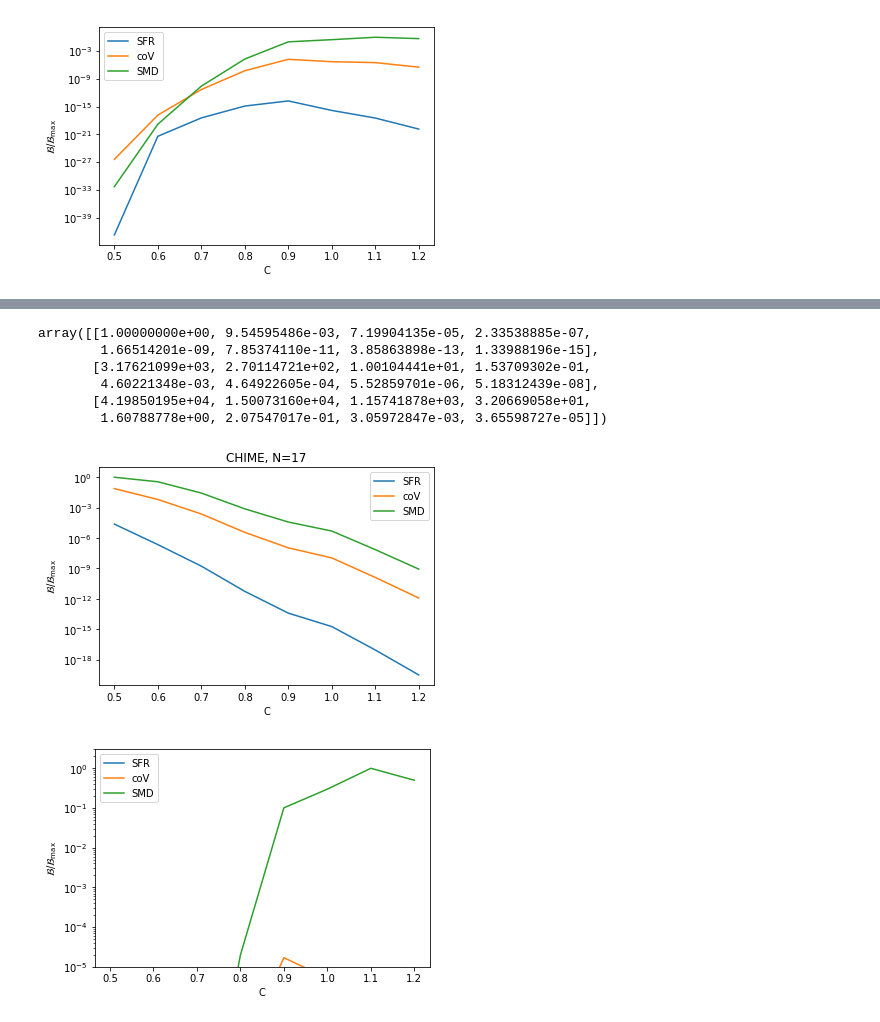
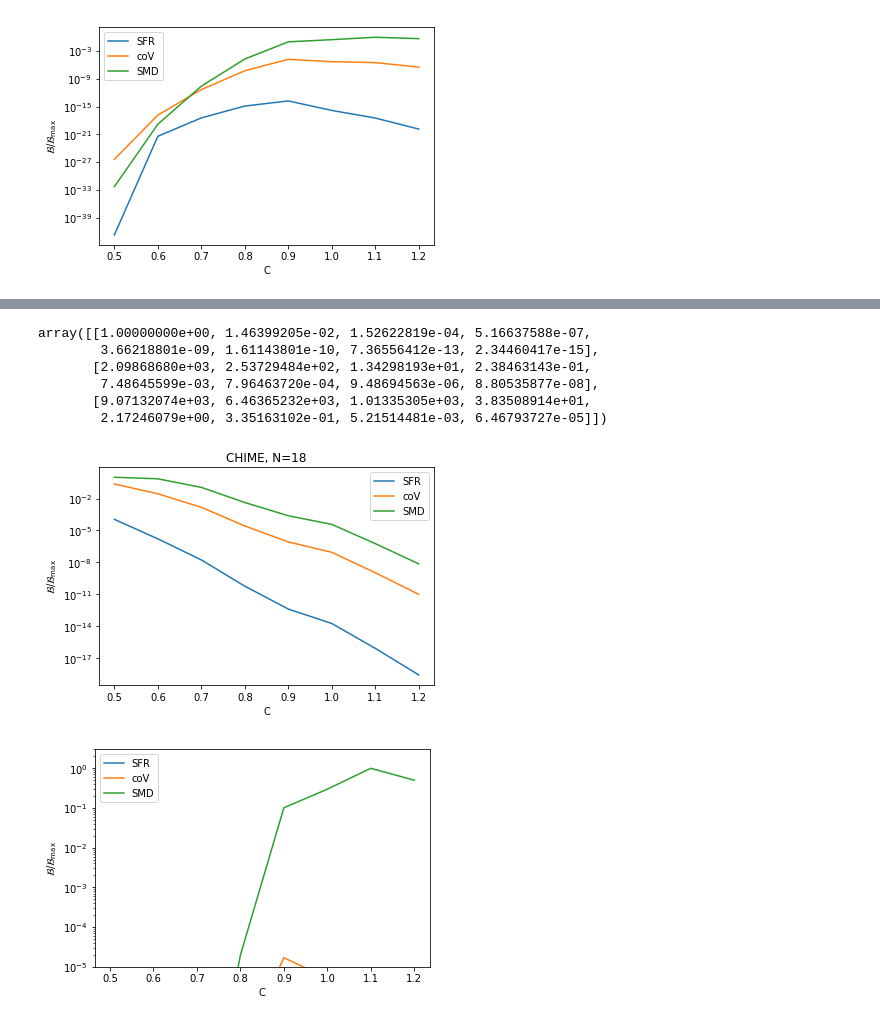
Before and after one commit to FRBs/PreFRBLE, a Jupyter notebook: notebooks/PreFRBLE_BaryonContentInference.ipynb, the cells around one changed output, grey strips where cells are left out. Cells and saved outputs as stored; diff of their text form; code cells hidden in the pictures.

Commit message:
redo joint analysis of population and WHIM

```diff
--- a/notebooks/PreFRBLE_BaryonContentInference.ipynb
+++ b/notebooks/PreFRBLE_BaryonContentInference.ipynb
@@ -425,7 +425,7 @@ BayesBaryonContent( scenario )
 joint investigation of IGM baryon content and redshift population of FRBs.
 Using prediction of $P(z|{\rm telescope},{\rm population})$ and $P({\rm DM}|z,C)$, we arrive at prediction of observed DM by integration, $P({\rm DM}|C,{\rm telescope},{\rm population}) = \int P(z|{\rm telescope},{\rm population}) ~ P({\rm DM}|z,C) ~{\rm d}z$ and quantify how well that fits to $P(DM|{\rm observed})$.
 # %%
-def LikelihoodDM( scenario={}, telescope='Parkes', population='SMD', FRBs=None, DMs=None, plot=False ):
+def LikelihoodDM( scenario={}, telescope='Parkes', population='SMD', FRBs=None, DMs=None, plot=False, plot_FRBs=False, ax=None, label=None ):
     """
     returns likelihood of values of DM observed by telescope for the case of scenario and population
 
@@ -458,11 +458,13 @@ def LikelihoodDM( scenario={}, telescope='Parkes', population='SMD', FRBs=None,
         DMs = FRBs['DM']-FRBs['DM_gal']
 
     if plot:
-        fig, ax = plt.subplots()
+        if ax is None:
+            fig, ax = plt.subplots()
         ax.set_title( ("%s with %s" % (population, telescope)) )
-        PlotLikelihood( P=P_DM, x=DM, measure='DM', ax=ax )
-        y_DMs = 0.75-0.5*np.random.rand(len(DMs))
-        ax.plot( DMs, y_DMs, marker='x', linestyle=' ' )
+        PlotLikelihood( P=P_DM, x=DM, measure='DM', ax=ax, label=label )
+        if plot_FRBs:
+            y_DMs = 0.75-0.5*np.random.rand(len(DMs))
+            ax.plot( DMs, y_DMs, marker='x', linestyle=' ' )
 
     ## compute likelihood of observation
     likelihoods = Likelihoods( measurements=DMs, P=P_DM, x=DM )
@@ -586,15 +606,17 @@ scenario
 # %%
-DMs = [330, 1300, 421, 193, 521, 63, 374, 379, 150, 102, 262, 370, 158, 508, 608, 346, 257, 340]
+## these are extragalactic DMs observed for the CHIME repeaters (and first is Spitler Burst.)
+
+DMs = [330, 1300, 421, 193, 521, 63, 374, 379, 508, 102, 346, 262, 370, 158, 150, 608, 1239, 257, 340]
 
 BayesBaryonContentPopulationTelescope( DMs=DMs[1:], telescope='CHIME', scenario=scenario_IGM, plot=True )
 # %% [output]
-array([[1.00000000e+00, 9.54595486e-03, 7.19904135e-05, 2.33538885e-07,
-        1.66514201e-09, 7.85374110e-11, 3.85863898e-13, 1.33988196e-15],
-       [3.17621099e+03, 2.70114721e+02, 1.00104441e+01, 1.53709302e-01,
-        4.60221348e-03, 4.64922605e-04, 5.52859701e-06, 5.18312439e-08],
-       [4.19850195e+04, 1.50073160e+04, 1.15741878e+03, 3.20669058e+01,
-        1.60788778e+00, 2.07547017e-01, 3.05972847e-03, 3.65598727e-05]])
+array([[1.00000000e+00, 1.46399205e-02, 1.52622819e-04, 5.16637588e-07,
+        3.66218801e-09, 1.61143801e-10, 7.36556412e-13, 2.34460417e-15],
+       [2.09868680e+03, 2.53729484e+02, 1.34298193e+01, 2.38463143e-01,
+        7.48645599e-03, 7.96463720e-04, 9.48694563e-06, 8.80535877e-08],
+       [9.07132074e+03, 6.46365232e+03, 1.01335305e+03, 3.83508914e+01,
+        2.17246079e+00, 3.35163102e-01, 5.21514481e-03, 6.46793727e-05]])
-[figure, old version]
+[figure, new version]
 # %%
 PlotBayes2D( bayes=bayes, x=Cs, y=populations, graphs=True, xlabel='C' )
 plt.ylim(1e-5,3)
```
Also changed, not shown: parts of 5 cells of this notebook, 4 other files.
